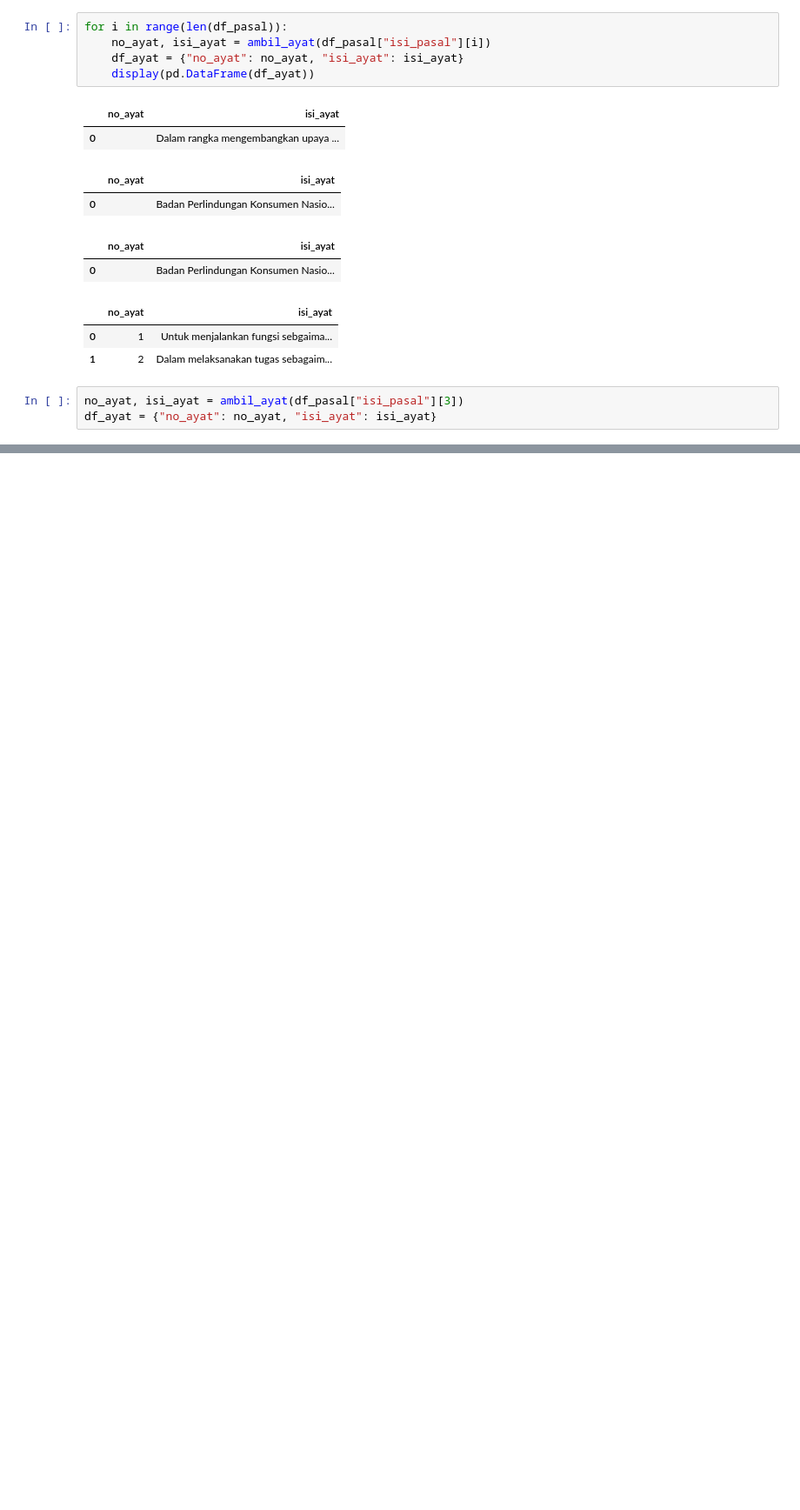
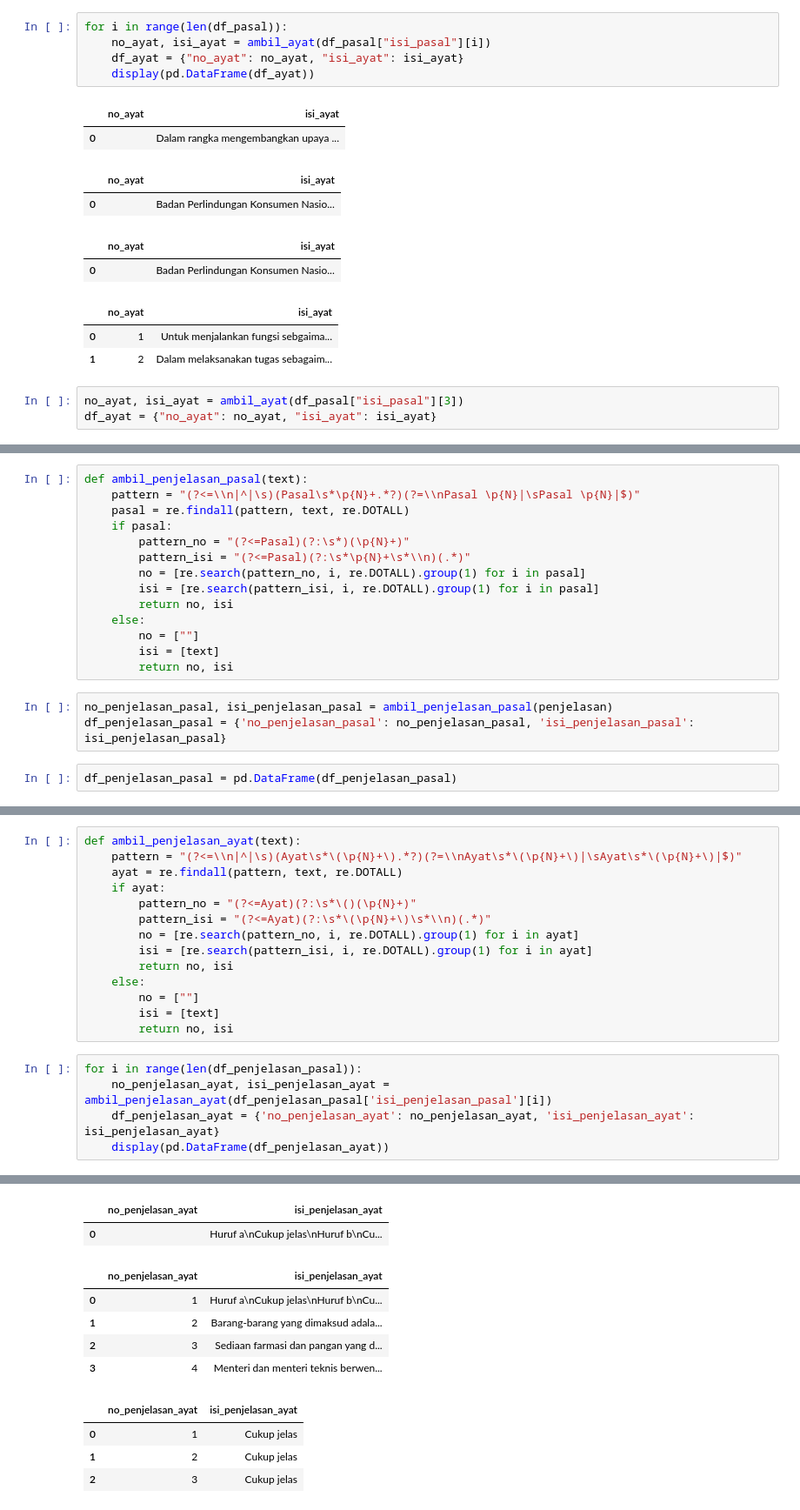
Before and after one commit to LemHS/TransformasiDataTextUU, a Jupyter notebook: uu8-1999.ipynb, the cells around one changed output, grey strips where cells are left out. Shown at 87% size. Cells and saved outputs as stored; diff of their text form; blank space fills up the shorter version.

Commit message:
Menambah fungsi untuk mengambil penjelasan pasal dan ayat

```diff
--- a/uu8-1999.ipynb
+++ b/uu8-1999.ipynb
@@ -210,0 +217,19 @@ pd.DataFrame(df_ayat)
+# %%
+def ambil_penjelasan_pasal(text):
+    pattern = "(?<=\\n|^|\s)(Pasal\s*\p{N}+.*?)(?=\\nPasal \p{N}|\sPasal \p{N}|$)"
+    pasal = re.findall(pattern, text, re.DOTALL)
+    if pasal:
+        pattern_no = "(?<=Pasal)(?:\s*)(\p{N}+)"
+        pattern_isi = "(?<=Pasal)(?:\s*\p{N}+\s*\\n)(.*)"
+        no = [re.search(pattern_no, i, re.DOTALL).group(1) for i in pasal]
+        isi = [re.search(pattern_isi, i, re.DOTALL).group(1) for i in pasal]
+        return no, isi
+    else:
+        no = [""]
+        isi = [text]
+        return no, isi
+# %%
+no_penjelasan_pasal, isi_penjelasan_pasal = ambil_penjelasan_pasal(penjelasan)
+df_penjelasan_pasal = {'no_penjelasan_pasal': no_penjelasan_pasal, 'isi_penjelasan_pasal': isi_penjelasan_pasal}
+# %%
+df_penjelasan_pasal = pd.DataFrame(df_penjelasan_pasal)
@@ -210,0 +242,20 @@ pd.DataFrame(df_ayat)
+# %%
+def ambil_penjelasan_ayat(text):
+    pattern = "(?<=\\n|^|\s)(Ayat\s*\(\p{N}+\).*?)(?=\\nAyat\s*\(\p{N}+\)|\sAyat\s*\(\p{N}+\)|$)"
+    ayat = re.findall(pattern, text, re.DOTALL)
+    if ayat:
+        pattern_no = "(?<=Ayat)(?:\s*\()(\p{N}+)"
+        pattern_isi = "(?<=Ayat)(?:\s*\(\p{N}+\)\s*\\n)(.*)"
+        no = [re.search(pattern_no, i, re.DOTALL).group(1) for i in ayat]
+        isi = [re.search(pattern_isi, i, re.DOTALL).group(1) for i in ayat]
+        return no, isi
+    else:
+        no = [""]
+        isi = [text]
+        return no, isi
+# %%
+for i in range(len(df_penjelasan_pasal)):
+    no_penjelasan_ayat, isi_penjelasan_ayat = ambil_penjelasan_ayat(df_penjelasan_pasal['isi_penjelasan_pasal'][i])
+    df_penjelasan_ayat = {'no_penjelasan_ayat': no_penjelasan_ayat, 'isi_penjelasan_ayat': isi_penjelasan_ayat}
+    display(pd.DataFrame(df_penjelasan_ayat))
+# %% [output]
@@ -210,0 +274,11 @@ pd.DataFrame(df_ayat)
+|  | no_penjelasan_ayat | isi_penjelasan_ayat |
+| 0 |  | Huruf a\nCukup jelas\nHuruf b\nCu... |
+|  | no_penjelasan_ayat | isi_penjelasan_ayat |
+| 0 | 1 | Huruf a\nCukup jelas\nHuruf b\nCu... |
+| 1 | 2 | Barang-barang yang dimaksud adala... |
+| 2 | 3 | Sediaan farmasi dan pangan yang d... |
+| 3 | 4 | Menteri dan menteri teknis berwen... |
+|  | no_penjelasan_ayat | isi_penjelasan_ayat |
+| 0 | 1 | Cukup jelas |
+| 1 | 2 | Cukup jelas |
+| 2 | 3 | Cukup jelas |
```
Also changed, not shown: parts of 10 cells of this notebook.
